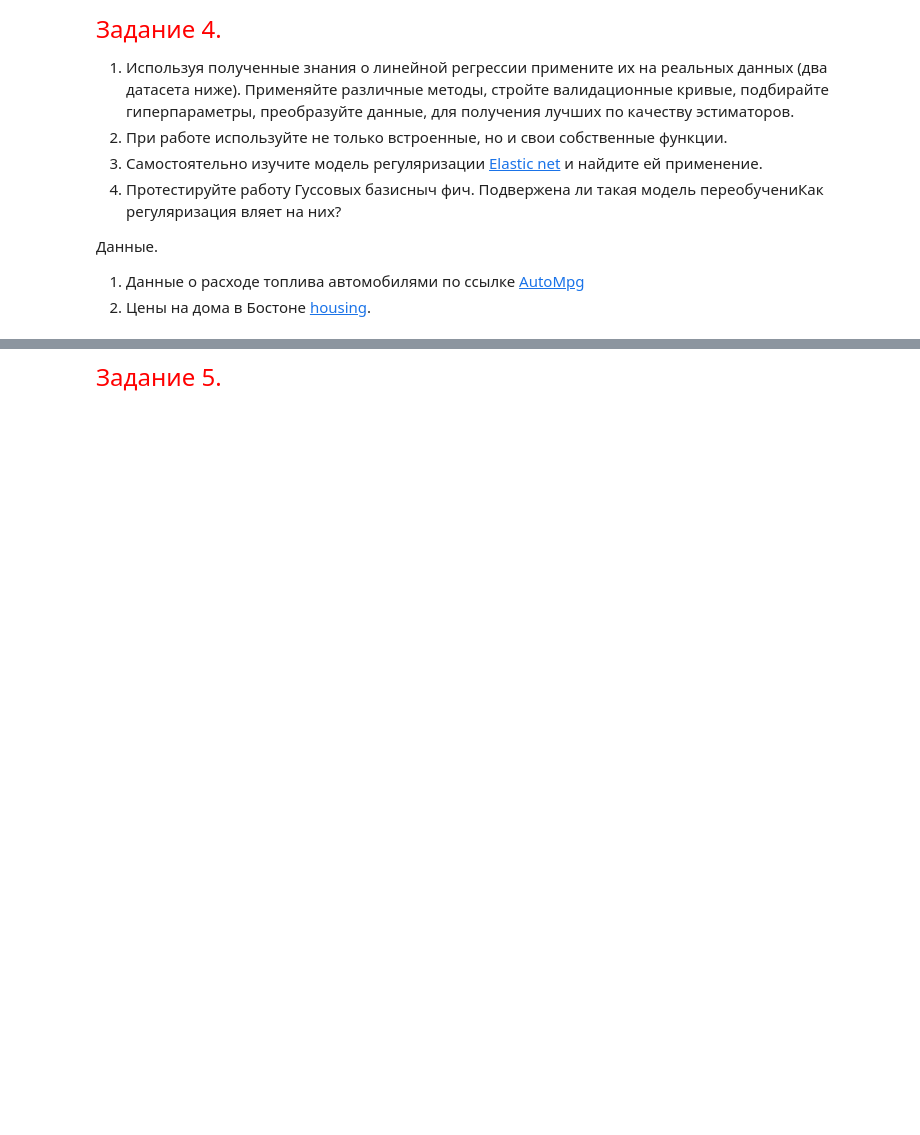
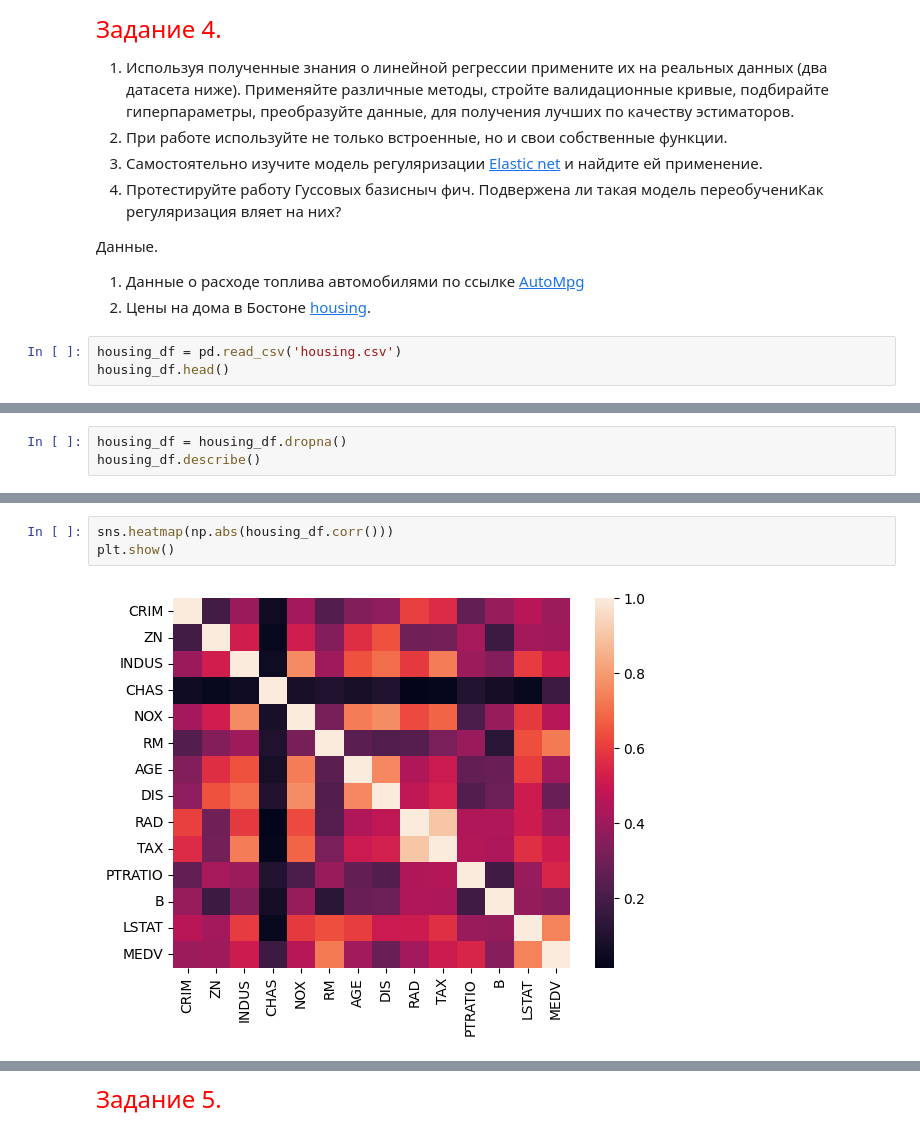
Before and after one commit to Dragoh54/MachineLearning-Labs, a Jupyter notebook: lab3/2024_ML_LR3_MACS.ipynb, the cells around one changed output, grey strips where cells are left out. Saved outputs shown, nothing was run; the diff lists cells and outputs as text; blank space fills up the shorter version.

```diff
--- a/lab3/2024_ML_LR3_MACS.ipynb
+++ b/lab3/2024_ML_LR3_MACS.ipynb
@@ -730,3 +730,6 @@ plt.show()
 
 1. Данные о расходе топлива автомобилями по ссылке [AutoMpg](https://www.kaggle.com/datasets/uciml/autompg-dataset/data)
 2. Цены на дома в Бостоне [housing](https://www.kaggle.com/datasets/altavish/boston-housing-dataset).
+# %%
+housing_df = pd.read_csv('housing.csv')
+housing_df.head()
@@ -732,0 +755,3 @@ plt.show()
+# %%
+housing_df = housing_df.dropna()
+housing_df.describe()
@@ -732,0 +768,5 @@ plt.show()
+# %%
+sns.heatmap(np.abs(housing_df.corr()))
+plt.show()
+# %% [output]
+[figure, added]
```
Also changed, not shown: parts of 9 cells of this notebook.
